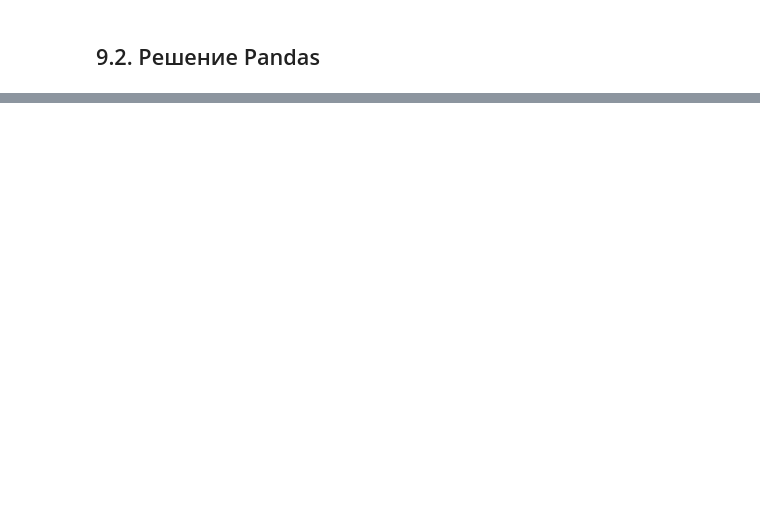
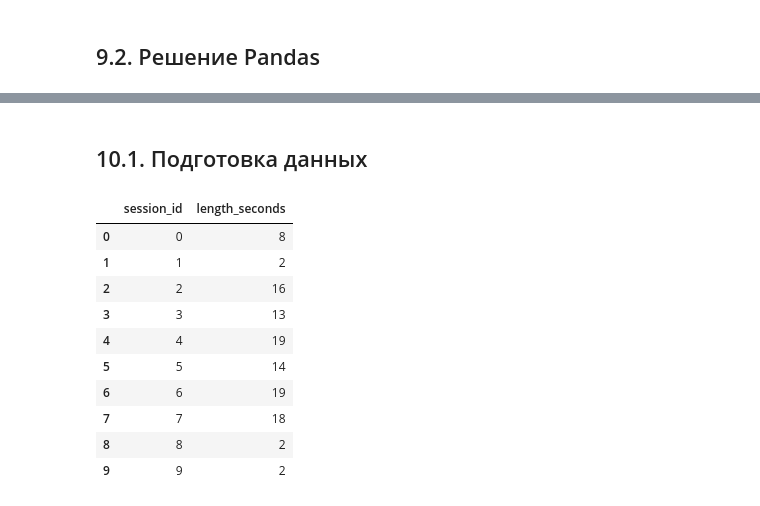
Before and after one commit to bebyakinb/test_assignments-Analyst-, a Jupyter notebook: habr/SQL_Hardest_Interview_Tasks.ipynb, the cells around one changed output, grey strips where cells are left out. Cells and saved outputs as stored; diff of their text form; code cells hidden in the pictures; blank space fills up the shorter version.

```diff
--- a/habr/SQL_Hardest_Interview_Tasks.ipynb
+++ b/habr/SQL_Hardest_Interview_Tasks.ipynb
@@ -847,0 +860,20 @@ salaries_extended.sort_values(['depname','rank'])
+# %% [markdown]
+## 10.1. Подготовка данных
+# %%
+sample_size = 10
+sessions = pd.DataFrame()
+sessions['session_id'] = range(sample_size)
+sessions['length_seconds'] = np.random.randint(0, 21, sample_size)
+sessions
+# %% [output]
+|  | session_id | length_seconds |
+| 0 | 0 | 8 |
+| 1 | 1 | 2 |
+| 2 | 2 | 16 |
+| 3 | 3 | 13 |
+| 4 | 4 | 19 |
+| 5 | 5 | 14 |
+| 6 | 6 | 19 |
+| 7 | 7 | 18 |
+| 8 | 8 | 2 |
+| 9 | 9 | 2 |
```
Also changed, not shown: parts of 30 cells of this notebook.
